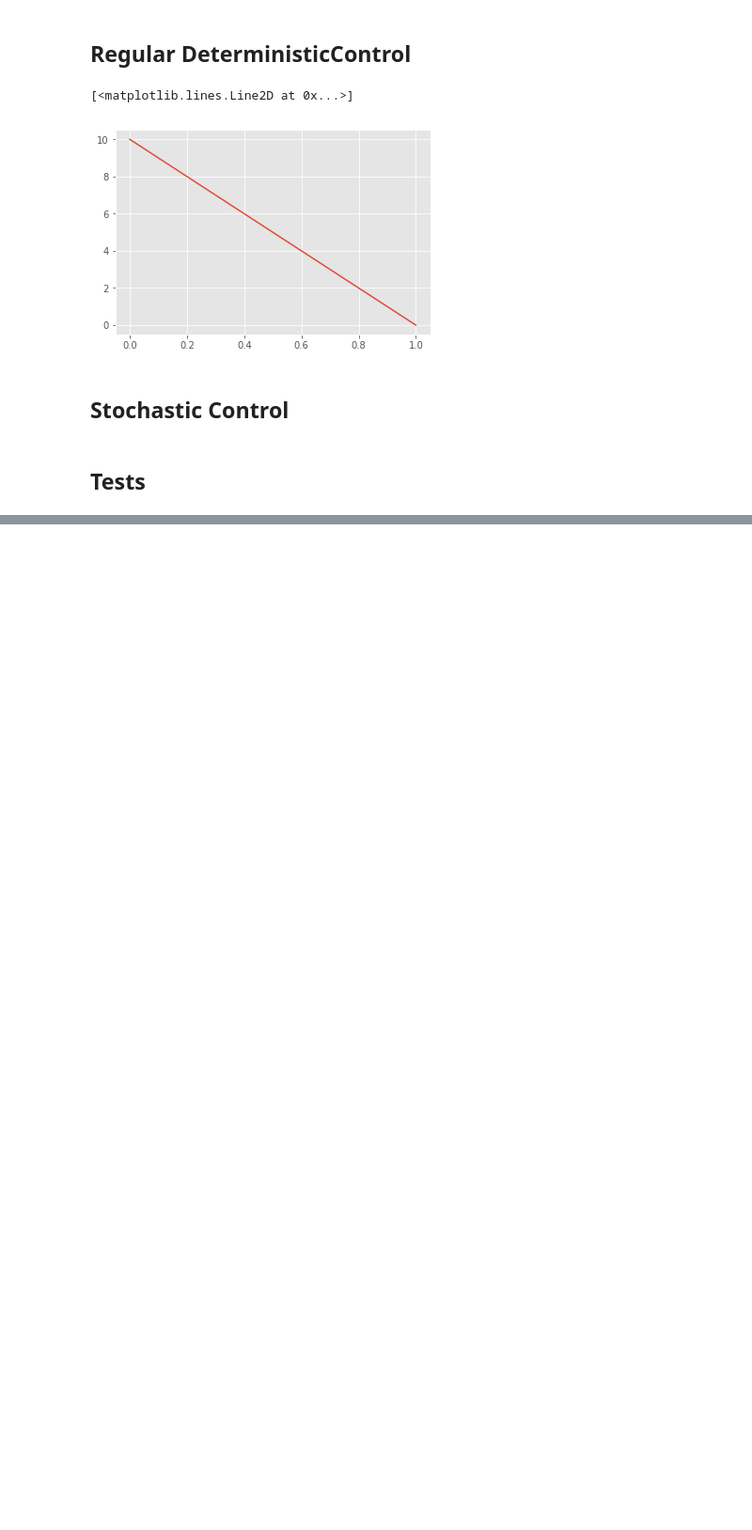
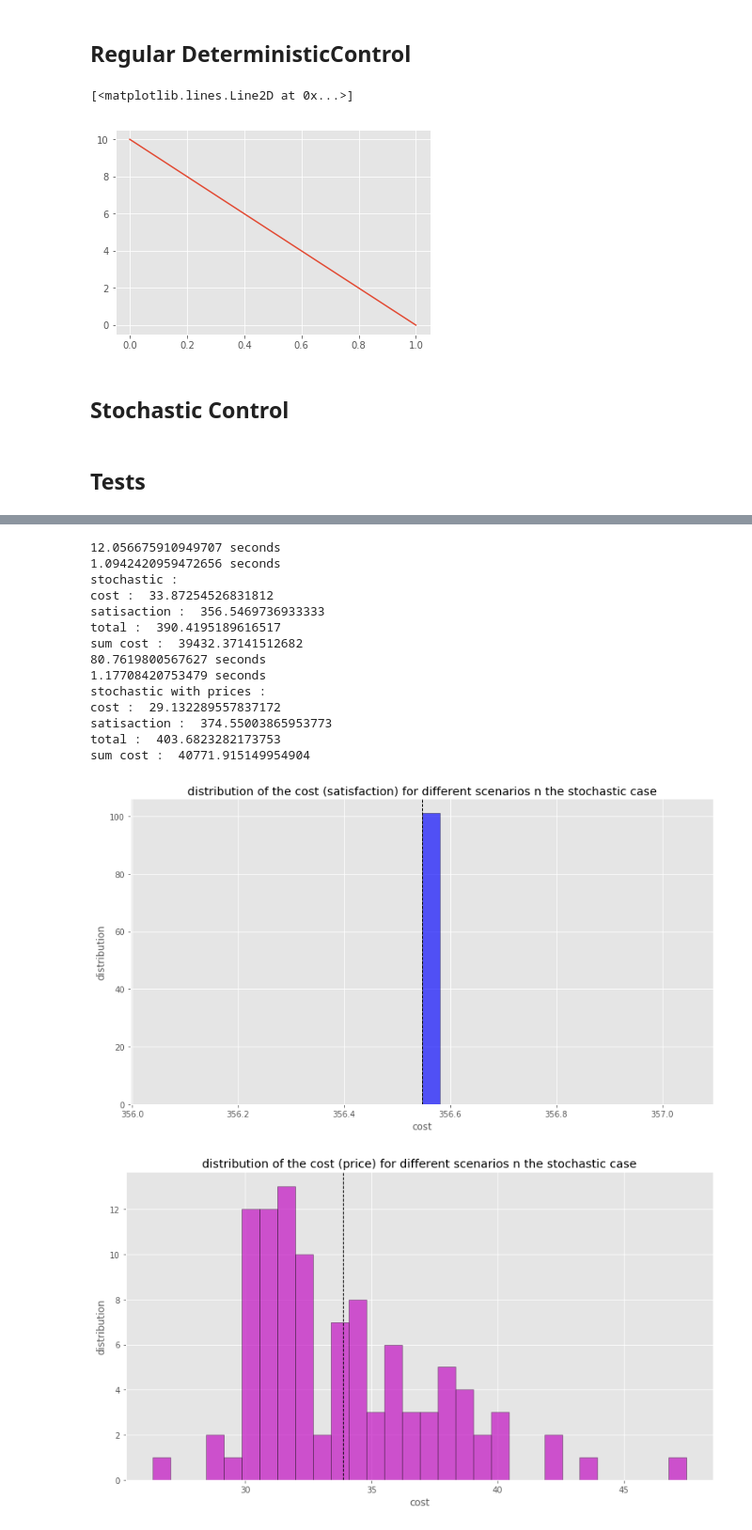
Before and after one commit to mathildebadoual/ev_controller, a Jupyter notebook: ev_controller/ev_controller_mdp_montecarlo.ipynb, the cells around one changed output, grey strips where cells are left out. Shown: that part at 94% size. Saved outputs shown, nothing was run; the diff lists cells and outputs as text; code cells hidden in the pictures; blank space fills up the shorter version.

```diff
--- a/ev_controller/ev_controller_mdp_montecarlo.ipynb
+++ b/ev_controller/ev_controller_mdp_montecarlo.ipynb
@@ -117,5 +152,6 @@ plt.savefig(PATH_REPORT + 'probability_switch_station.png')
 # %%
 presence_to_test = [data_ev_resized['presence'][i:i+24] for i in range(0, len(data_ev_resized['presence']), 24)]
+prices_to_test = [data_price[i:i+24] for i in range(0, len(data_price), 24)]
 # %%
 prices_day = data_prices[(data_prices['day'] == 1) & (data_prices['Month'] == 1) & (data_prices['Year'] == 2013)]['Price']
 prices_interp = interp1d(np.linspace(0, 23, 24), prices_day)
@@ -402,0 +628,21 @@ test(stochastic_control, presence_to_test_2, 'stochastic')
+# %%
+presence = presence_to_test_2[0]
+test_prices(stochastic_control, prices_to_test, 'stochastic')
+test_prices(stochastic_control_with_price, prices_to_test, 'stochastic with prices')
+# %% [output]
+12.056675910949707 seconds
+1.0942420959472656 seconds
+stochastic :
+cost :  33.87254526831812
+satisaction :  356.5469736933333
+total :  390.4195189616517
+sum cost :  39432.37141512682
+80.7619800567627 seconds
+1.17708420753479 seconds
+stochastic with prices :
+cost :  29.132289557837172
+satisaction :  374.55003865953773
+total :  403.6823282173753
+sum cost :  40771.915149954904
+[figure, added]
+[figure, added]
```
Also changed, not shown: parts of 10 cells of this notebook, 26 other files.
